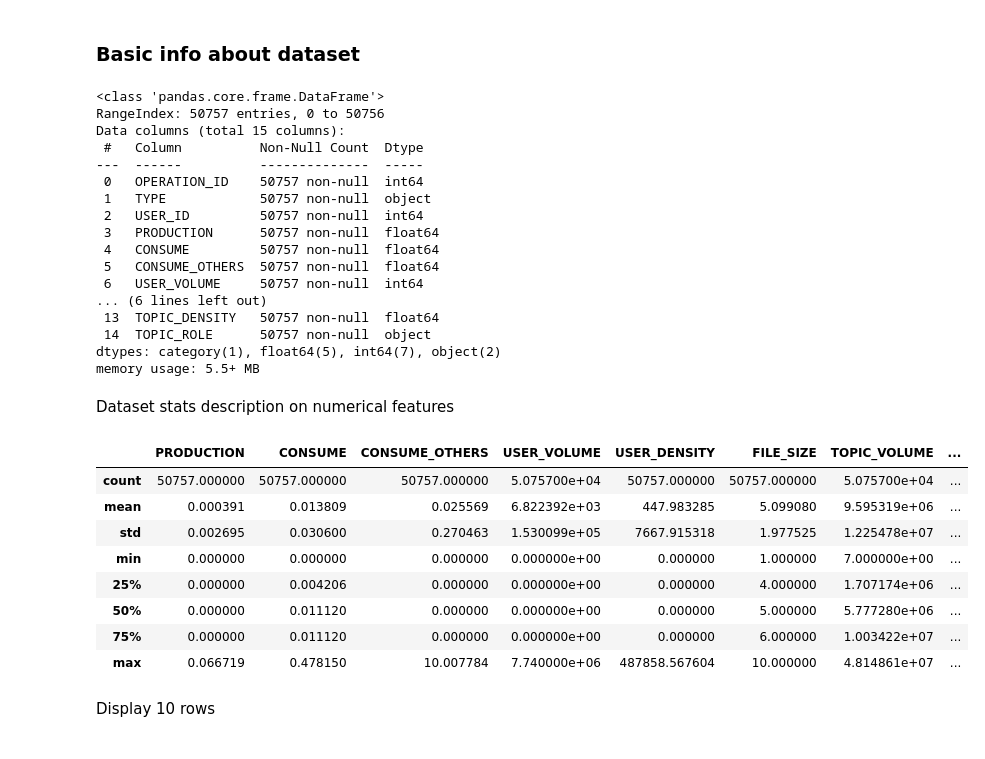
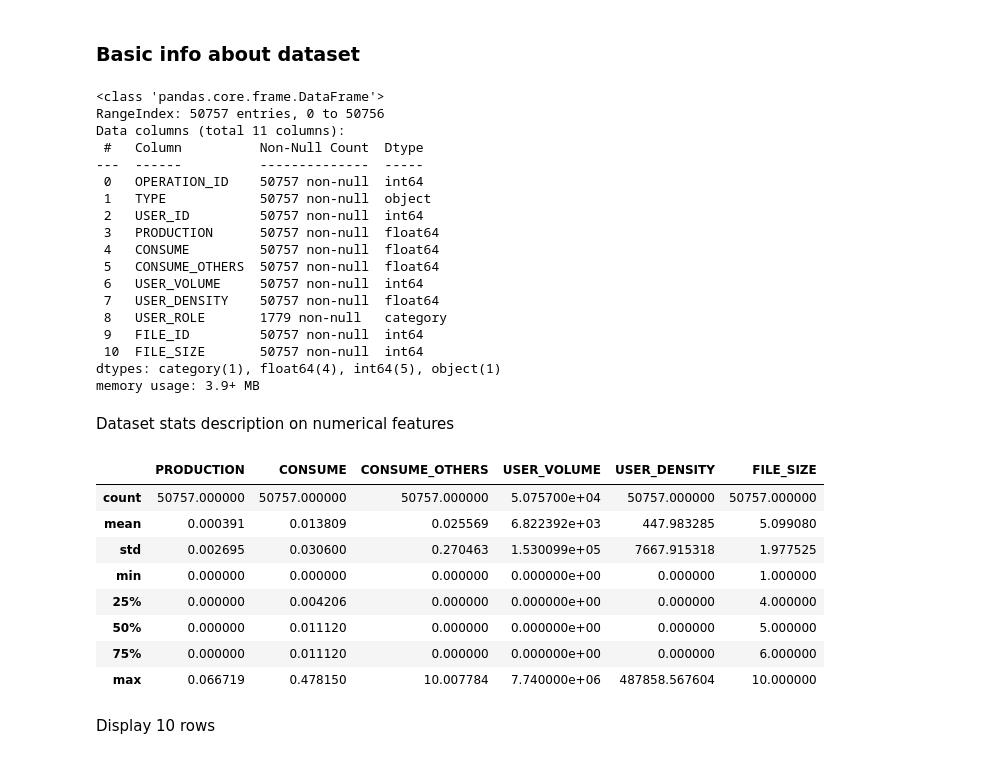
Before and after one commit to nachocodexx/cinvestav-tsmd-final01, a Jupyter notebook: Untitled.ipynb, the cells around one changed output. Drawn from its saved outputs; the diff is of its cells as text; code cells hidden in the pictures.

```diff
--- a/Untitled.ipynb
+++ b/Untitled.ipynb
@@ -23,9 +24,7 @@ from collections import Counter
 # %% [markdown]
 # Load dataset
 # %%
-df = P.read_csv("./data/data.csv")
-df["TYPE"] = df["TYPE"].str.upper()
-# Change the variable type to category
+df = P.read_csv("./data/data1.csv")
 df["USER_ROLE"] = df["USER_ROLE"].astype("category")
 # %% [markdown]
 ### Basic info about dataset
@@ -34,7 +33,7 @@ df.info()
 # %% [output]
 <class 'pandas.core.frame.DataFrame'>
 RangeIndex: 50757 entries, 0 to 50756
-Data columns (total 15 columns):
+Data columns (total 11 columns):
  #   Column          Non-Null Count  Dtype
 ---  ------          --------------  -----
  0   OPERATION_ID    50757 non-null  int64
@@ -44,26 +43,27 @@ Data columns (total 15 columns):
  4   CONSUME         50757 non-null  float64
  5   CONSUME_OTHERS  50757 non-null  float64
  6   USER_VOLUME     50757 non-null  int64
-... (6 lines left out)
- 13  TOPIC_DENSITY   50757 non-null  float64
- 14  TOPIC_ROLE      50757 non-null  object
-dtypes: category(1), float64(5), int64(7), object(2)
-memory usage: 5.5+ MB
+ 7   USER_DENSITY    50757 non-null  float64
+ 8   USER_ROLE       1779 non-null   category
+ 9   FILE_ID         50757 non-null  int64
+ 10  FILE_SIZE       50757 non-null  int64
+dtypes: category(1), float64(4), int64(5), object(1)
+memory usage: 3.9+ MB
 # %% [markdown]
 Dataset stats description on numerical features
 # %%
-IDS_COLUMNS = ["OPERATION_ID","USER_ID","FILE_ID","TOPIC_ID"]
+IDS_COLUMNS = ["OPERATION_ID","USER_ID","FILE_ID"]
 df.drop(columns=IDS_COLUMNS).describe()
 # %% [output]
-|  | PRODUCTION | CONSUME | CONSUME_OTHERS | USER_VOLUME | USER_DENSITY | FILE_SIZE | TOPIC_VOLUME | ... |
-| count | 50757.000000 | 50757.000000 | 50757.000000 | 5.075700e+04 | 50757.000000 | 50757.000000 | 5.075700e+04 | ... |
-| mean | 0.000391 | 0.013809 | 0.025569 | 6.822392e+03 | 447.983285 | 5.099080 | 9.595319e+06 | ... |
-| std | 0.002695 | 0.030600 | 0.270463 | 1.530099e+05 | 7667.915318 | 1.977525 | 1.225478e+07 | ... |
-| min | 0.000000 | 0.000000 | 0.000000 | 0.000000e+00 | 0.000000 | 1.000000 | 7.000000e+00 | ... |
-| 25% | 0.000000 | 0.004206 | 0.000000 | 0.000000e+00 | 0.000000 | 4.000000 | 1.707174e+06 | ... |
-| 50% | 0.000000 | 0.011120 | 0.000000 | 0.000000e+00 | 0.000000 | 5.000000 | 5.777280e+06 | ... |
-| 75% | 0.000000 | 0.011120 | 0.000000 | 0.000000e+00 | 0.000000 | 6.000000 | 1.003422e+07 | ... |
-| max | 0.066719 | 0.478150 | 10.007784 | 7.740000e+06 | 487858.567604 | 10.000000 | 4.814861e+07 | ... |
+|  | PRODUCTION | CONSUME | CONSUME_OTHERS | USER_VOLUME | USER_DENSITY | FILE_SIZE |
+| count | 50757.000000 | 50757.000000 | 50757.000000 | 5.075700e+04 | 50757.000000 | 50757.000000 |
+| mean | 0.000391 | 0.013809 | 0.025569 | 6.822392e+03 | 447.983285 | 5.099080 |
+| std | 0.002695 | 0.030600 | 0.270463 | 1.530099e+05 | 7667.915318 | 1.977525 |
+| min | 0.000000 | 0.000000 | 0.000000 | 0.000000e+00 | 0.000000 | 1.000000 |
+| 25% | 0.000000 | 0.004206 | 0.000000 | 0.000000e+00 | 0.000000 | 4.000000 |
+| 50% | 0.000000 | 0.011120 | 0.000000 | 0.000000e+00 | 0.000000 | 5.000000 |
+| 75% | 0.000000 | 0.011120 | 0.000000 | 0.000000e+00 | 0.000000 | 6.000000 |
+| max | 0.066719 | 0.478150 | 10.007784 | 7.740000e+06 | 487858.567604 | 10.000000 |
 # %% [markdown]
  Display 10 rows
 # %%
```
Also changed, not shown: parts of 19 cells of this notebook, 4 other files.
